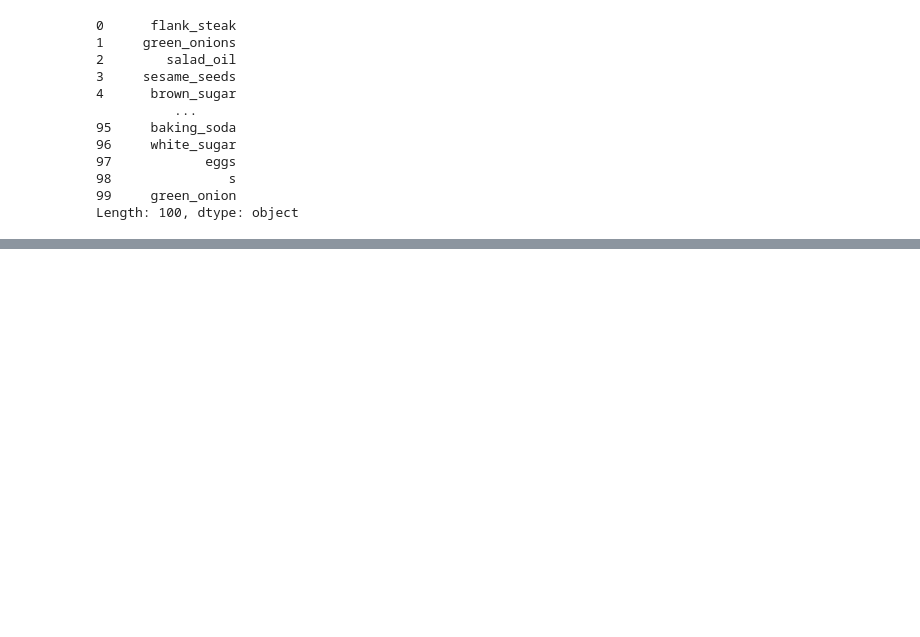
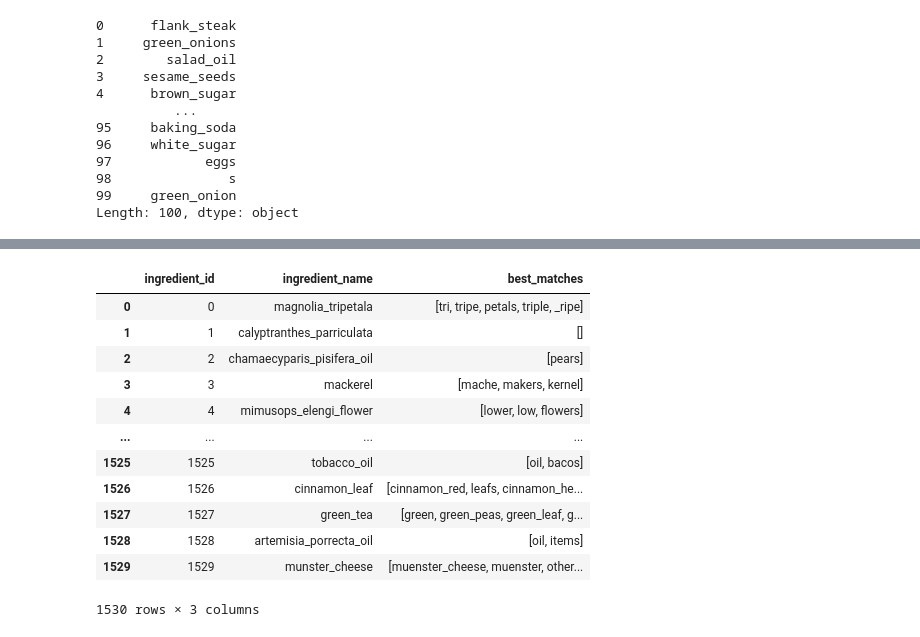
Before and after one commit to leerkin/recipe_generator_capstone, a Jupyter notebook: ingredient_mapping_val.ipynb, the cells around one changed output, grey strips where cells are left out. Saved outputs shown, nothing was run; the diff lists cells and outputs as text; code cells hidden in the pictures; blank space fills up the shorter version.

```diff
--- a/ingredient_mapping_val.ipynb
+++ b/ingredient_mapping_val.ipynb
@@ -184,3 +214,17 @@ unmatched_list_unique.head(100)
 98               s
 99     green_onion
 Length: 100, dtype: object
+# %%
+def fuzzy_match_series(series, choices, threshold=70):
+    matched_lists = {}
+    for item in series:
+        matches = process.extract(item, choices, limit=1)
+        best_match = matches[0]
+        if best_match[1] >= threshold:
+            matched_lists.setdefault(best_match[0], []).append(item)
+    return matched_lists
+# Perform fuzzy matching
+unmatched_list_unique = fuzzy_match_series(unmatched_list_unique, ingr_mapping_df['ingredient_name'])
+# Print the results in English
+for ingredient_name, unmatched_items in unmatched_list_unique.items():
+    print(f"The value '{ingredient_name}' has been matched with: {unmatched_items}")
@@ -186,0 +305,2 @@ Length: 100, dtype: object
+# %%
+ingr_big_mapping = ingr_df[['ingredient_id', 'ingredient_name']].copy()
@@ -186,0 +338,13 @@ Length: 100, dtype: object
+# %%
+ingr_big_mapping['best_matches'] =
+# %%
+# Function to perform fuzzy matching and get best matches
+def get_best_matches(ingredient_name, unmatched_list, threshold=70):
+    matches = process.extract(ingredient_name, unmatched_list, limit=5)
+    best_matches = [match[0] for match in matches if match[1] >= threshold]
+    return best_matches
+
+# Apply the function to get best matches for each ingredient in ingr_big_mapping
+ingr_big_mapping['best_matches'] = ingr_big_mapping['ingredient_name'].apply(
+    lambda x: get_best_matches(x, unmatched_list_unique, threshold=70)
+)
@@ -186,0 +392,16 @@ Length: 100, dtype: object
+# %%
+ingr_big_mapping
+# %% [output]
+|  | ingredient_id | ingredient_name | best_matches |
+| 0 | 0 | magnolia_tripetala | [tri, tripe, petals, triple, _ripe] |
+| 1 | 1 | calyptranthes_parriculata | [] |
+| 2 | 2 | chamaecyparis_pisifera_oil | [pears] |
+| 3 | 3 | mackerel | [mache, makers, kernel] |
+| 4 | 4 | mimusops_elengi_flower | [lower, low, flowers] |
+| ... | ... | ... | ... |
+| 1525 | 1525 | tobacco_oil | [oil, bacos] |
+| 1526 | 1526 | cinnamon_leaf | [cinnamon_red, leafs, cinnamon_he... |
+| 1527 | 1527 | green_tea | [green, green_peas, green_leaf, g... |
+| 1528 | 1528 | artemisia_porrecta_oil | [oil, items] |
+| 1529 | 1529 | munster_cheese | [muenster_cheese, muenster, other... |
+1530 rows × 3 columns
```
Also changed, not shown: parts of 15 cells of this notebook.
